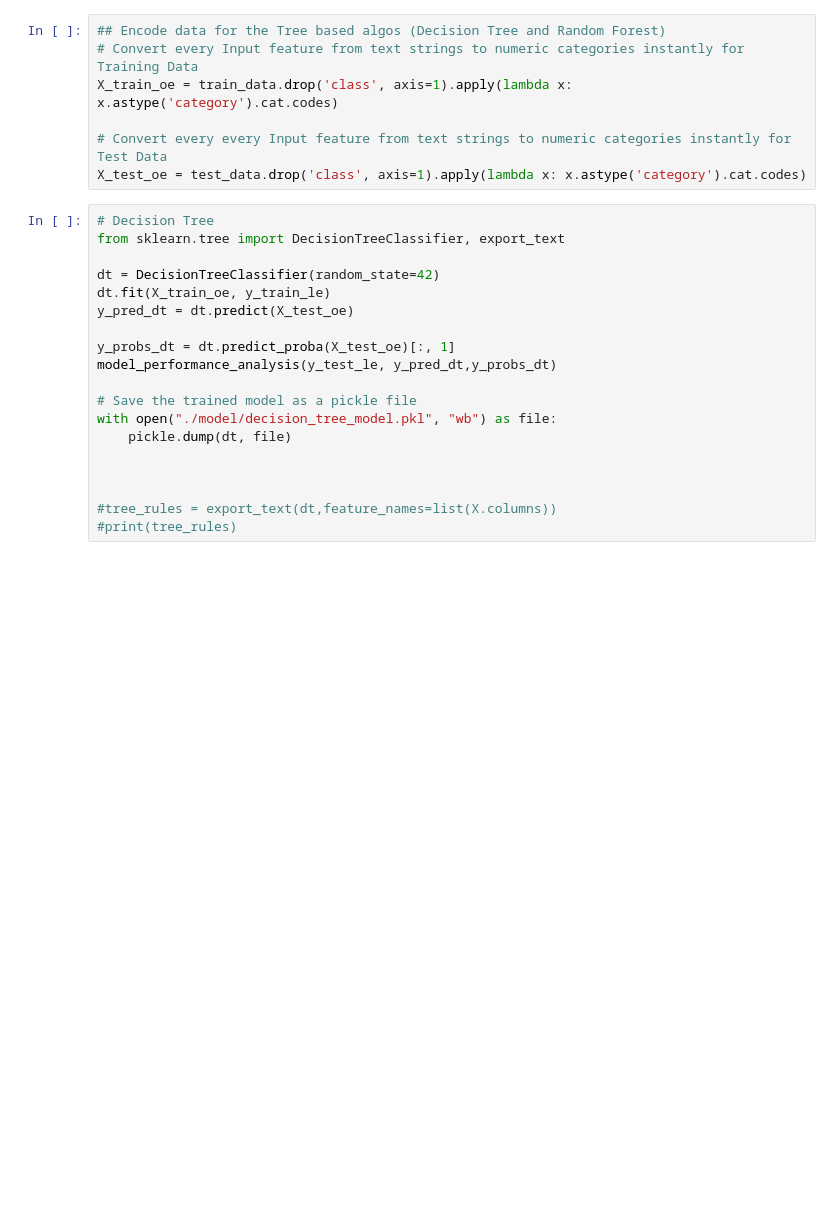
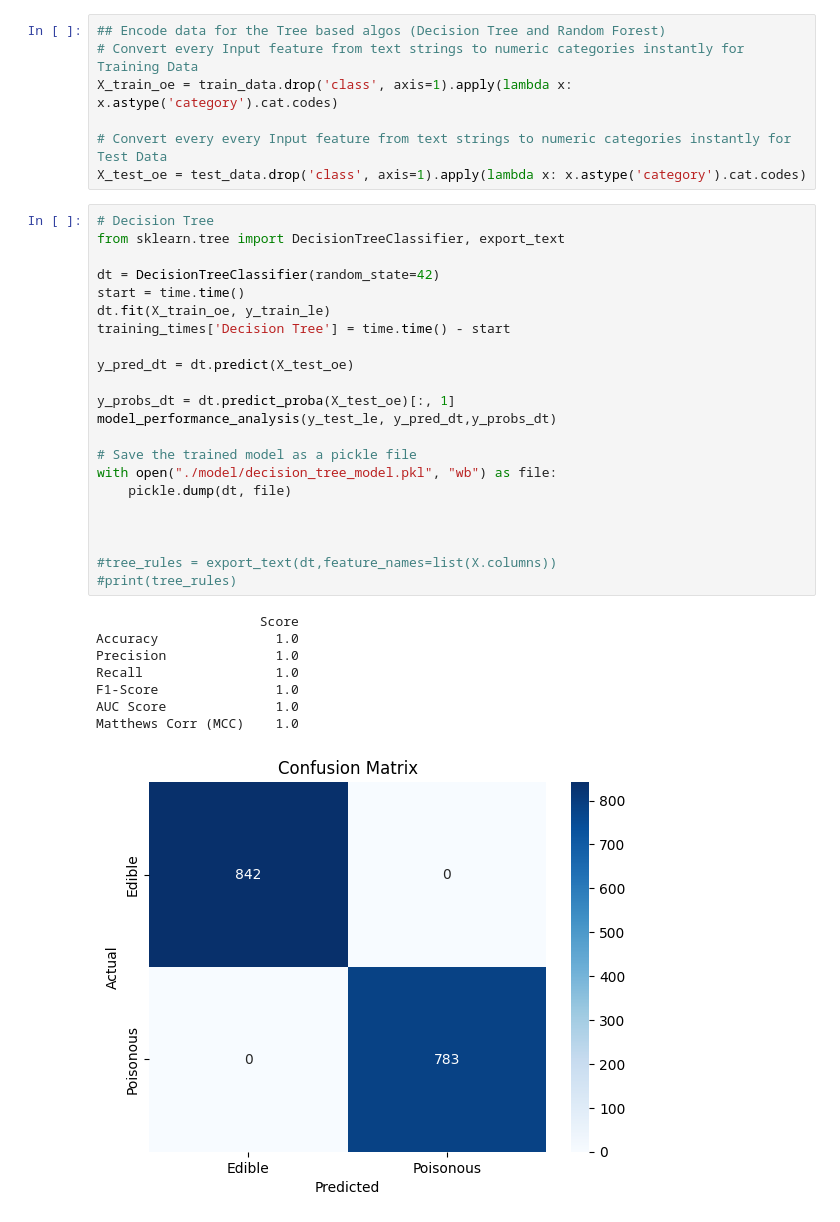
Before and after one commit to nileemahbits/2025ac05224_mushroom-classification, a Jupyter notebook: training_app.ipynb, the cells around one changed output. Saved outputs shown, nothing was run; the diff lists cells and outputs as text; blank space fills up the shorter version.

```diff
--- a/training_app.ipynb
+++ b/training_app.ipynb
@@ -145,20 +169,32 @@ X_test_oe = test_data.drop('class', axis=1).apply(lambda x: x.astype('category')
 # %%
 # Decision Tree
 from sklearn.tree import DecisionTreeClassifier, export_text
 
 dt = DecisionTreeClassifier(random_state=42)
+start = time.time()
 dt.fit(X_train_oe, y_train_le)
+training_times['Decision Tree'] = time.time() - start
+
 y_pred_dt = dt.predict(X_test_oe)
 
 y_probs_dt = dt.predict_proba(X_test_oe)[:, 1]
 model_performance_analysis(y_test_le, y_pred_dt,y_probs_dt)
 
 # Save the trained model as a pickle file
 with open("./model/decision_tree_model.pkl", "wb") as file:
     pickle.dump(dt, file)
 
 
 
 #tree_rules = export_text(dt,feature_names=list(X.columns))
 #print(tree_rules)
+# %% [output]
+                     Score
+Accuracy               1.0
+Precision              1.0
+Recall                 1.0
+F1-Score               1.0
+AUC Score              1.0
+Matthews Corr (MCC)    1.0
+[figure, added]
 # %%
```
Also changed, not shown: parts of 9 cells of this notebook, 1 other file.
